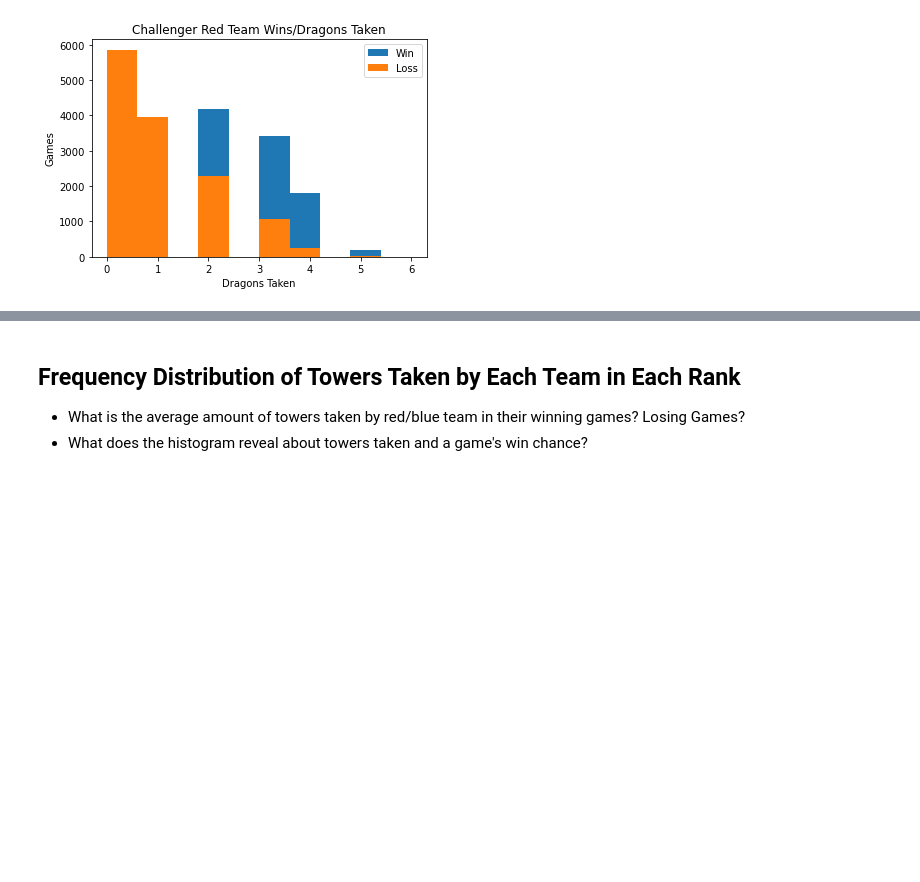
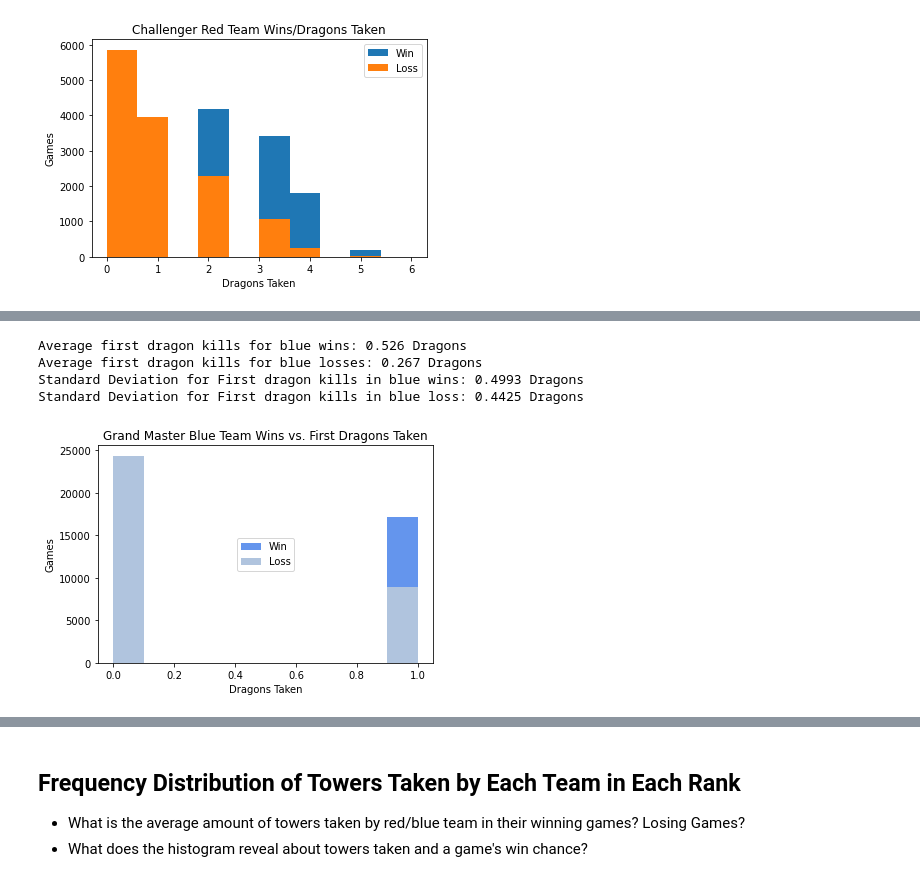
Before and after one commit to josephchancey/riot-lol-match-trends, a Jupyter notebook: Notebooks/LoL Trend Analysis.ipynb, the cells around one changed output, grey strips where cells are left out. Cells and saved outputs as stored; diff of their text form; code cells hidden in the pictures; blank space fills up the shorter version.

```diff
--- a/Notebooks/LoL Trend Analysis.ipynb
+++ b/Notebooks/LoL Trend Analysis.ipynb
@@ -157,7 +157,7 @@ gm_bluewins_df = gm_df.loc[gm_df["blueWins"] == 1, ["blueFirstBlood", "blueFirst
                                                 "blueWardkills","blueKills","blueDeath","blueAssist",
                                                  "blueChampionDamageDealt","blueTotalGold","blueTotalMinionKills",
                                                  "blueTotalLevel","blueAvgLevel","blueObjectDamageDealt",
-                                                "blueTotalHeal","blueKillingSpree","blueJungleMinionKills", "gameDuraton"]]
+                                                "blueTotalHeal","blueKillingSpree","blueJungleMinionKills", "gameDuraton", "blueFirstDragon"]]
 # Sort and filter out Data for Losses - Blue
 gm_blueloss_df = gm_df.loc[gm_df["blueWins"] == 0, ["blueFirstBlood", "blueFirstTower", "blueFirstBaron",
                                                 "blueFirstInhibitor", "blueDragonKills", "blueBaronKills",
@@ -165,7 +165,7 @@ gm_blueloss_df = gm_df.loc[gm_df["blueWins"] == 0, ["blueFirstBlood", "blueFirst
                                                 "blueWardkills","blueKills","blueDeath","blueAssist",
                                                  "blueChampionDamageDealt","blueTotalGold","blueTotalMinionKills",
                                                  "blueTotalLevel","blueAvgLevel","blueObjectDamageDealt",
-                                                "blueTotalHeal","blueKillingSpree","blueJungleMinionKills", "gameDuraton"]]
+                                                "blueTotalHeal","blueKillingSpree","blueJungleMinionKills", "gameDuraton", "blueFirstDragon"]]
 
 # Sort and filter out Data for Wins - Red
 gm_redwins_df = gm_df.loc[gm_df["redWins"] == 1, ["redFirstBlood", "redFirstTower", "redFirstBaron",
@@ -174,7 +174,7 @@ gm_redwins_df = gm_df.loc[gm_df["redWins"] == 1, ["redFirstBlood", "redFirstTowe
                                                 "redWardkills","redKills","redDeath","redAssist",
                                                  "redChampionDamageDealt","redTotalGold","redTotalMinionKills",
                                                  "redTotalLevel","redAvgLevel","redObjectDamageDealt",
-                                                "redTotalHeal","redKillingSpree","redJungleMinionKills", "gameDuraton"]]
+                                                "redTotalHeal","redKillingSpree","redJungleMinionKills", "gameDuraton","redFirstDragon"]]
 # Sort and filter out Data for Losses - Red
 gm_redloss_df = gm_df.loc[gm_df["redWins"] == 0, ["redFirstBlood", "redFirstTower", "redFirstBaron",
                                                 "redFirstInhibitor", "redDragonKills", "redBaronKills",
@@ -182,7 +182,7 @@ gm_redloss_df = gm_df.loc[gm_df["redWins"] == 0, ["redFirstBlood", "redFirstTowe
                                                 "redWardkills","redKills","redDeath","redAssist",
                                                  "redChampionDamageDealt","redTotalGold","redTotalMinionKills",
                                                  "redTotalLevel","redAvgLevel","redObjectDamageDealt",
-                                                "redTotalHeal","redKillingSpree","redJungleMinionKills", "gameDuraton"]]
+                                                "redTotalHeal","redKillingSpree","redJungleMinionKills", "gameDuraton","redFirstDragon"]]
 
 gm_blue_df = gm_df[["blueFirstBlood", "blueFirstTower", "blueFirstBaron",
                                                 "blueFirstInhibitor", "blueDragonKills", "blueBaronKills",
@@ -190,7 +190,7 @@ gm_blue_df = gm_df[["blueFirstBlood", "blueFirstTower", "blueFirstBaron",
                                                 "blueWardkills","blueKills","blueDeath","blueAssist",
                                                  "blueChampionDamageDealt","blueTotalGold","blueTotalMinionKills",
                                                  "blueTotalLevel","blueAvgLevel","blueObjectDamageDealt",
-                                                "blueTotalHeal","blueKillingSpree","blueJungleMinionKills", "gameDuraton", "blueWins"]]
+                                                "blueTotalHeal","blueKillingSpree","blueJungleMinionKills", "gameDuraton", "blueWins", "blueFirstDragon"]]
 
 gm_red_df = gm_df[["redFirstBlood", "redFirstTower", "redFirstBaron",
                                                 "redFirstInhibitor", "redDragonKills", "redBaronKills",
@@ -198,7 +198,7 @@ gm_red_df = gm_df[["redFirstBlood", "redFirstTower", "redFirstBaron",
                                                 "redWardkills","redKills","redDeath","redAssist",
                                                  "redChampionDamageDealt","redTotalGold","redTotalMinionKills",
                                                  "redTotalLevel","redAvgLevel","redObjectDamageDealt",
-                                                "redTotalHeal","redKillingSpree","redJungleMinionKills", "gameDuraton", "redWins"]]
+                                                "redTotalHeal","redKillingSpree","redJungleMinionKills", "gameDuraton", "redWins","redFirstDragon"]]
 # %%
 # Sort and filter out Data for Wins - Blue
 ch_bluewins_df = ch_df.loc[ch_df["blueWins"] == 1, ["blueFirstBlood", "blueFirstTower", "blueFirstBaron",
@@ -726,0 +769,20 @@ Standard Deviation for dragon kills in red loss: 1.0586 Dragons
+# %%
+# Histogram on Blue Dragon Kills for Wins Against Losses- Master
+plt.hist(gm_bluewins_df.blueFirstDragon, label="Win", color='cornflowerblue')
+plt.hist(gm_blueloss_df.blueFirstDragon, label="Loss", color='lightsteelblue')
+plt.legend(loc="center")
+print(f"Average first dragon kills for blue wins: {round(gm_bluewins_df['blueFirstDragon'].mean(), 3)} Dragons")
+print(f"Average first dragon kills for blue losses: {round(gm_blueloss_df['blueFirstDragon'].mean(), 3)} Dragons")
+print(f"Standard Deviation for First dragon kills in blue wins: {round(gm_bluewins_df['blueFirstDragon'].std(), 4)} Dragons")
+print(f"Standard Deviation for First dragon kills in blue loss: {round(gm_blueloss_df['blueFirstDragon'].std(), 4)} Dragons")
+plt.xlabel('Dragons Taken')
+plt.ylabel('Games')
+plt.title('Grand Master Blue Team Wins vs. First Dragons Taken')
+
+plt.savefig('../Images/grandmaster_blue_histo_firstdragons.png')
+# %% [output]
+Average first dragon kills for blue wins: 0.526 Dragons
+Average first dragon kills for blue losses: 0.267 Dragons
+Standard Deviation for First dragon kills in blue wins: 0.4993 Dragons
+Standard Deviation for First dragon kills in blue loss: 0.4425 Dragons
+[figure, added]
```
Also changed, not shown: parts of 11 cells of this notebook, 6 other files.
